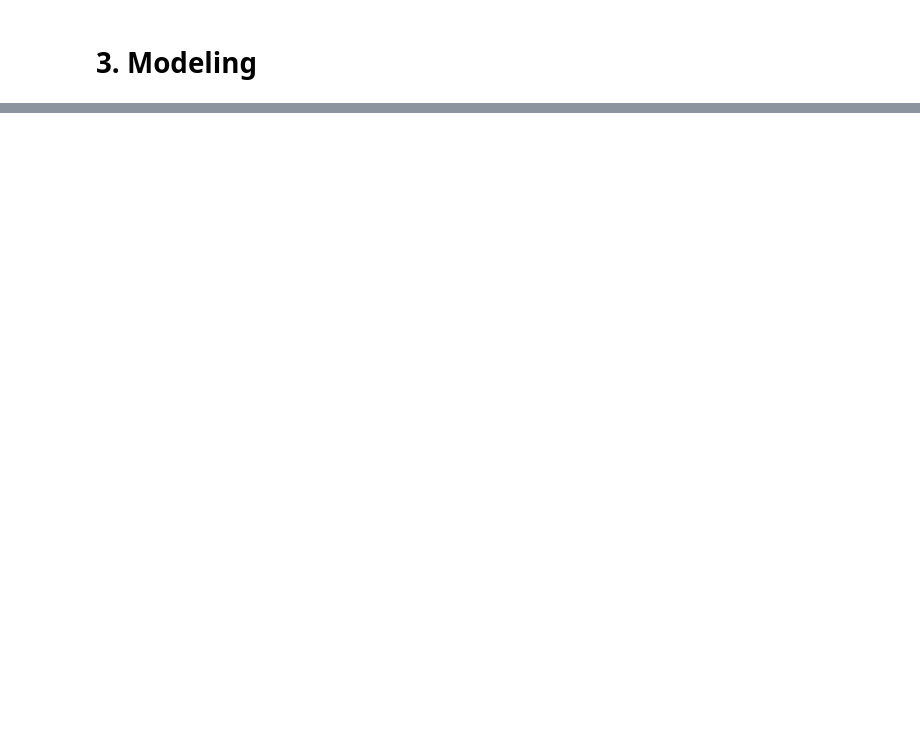
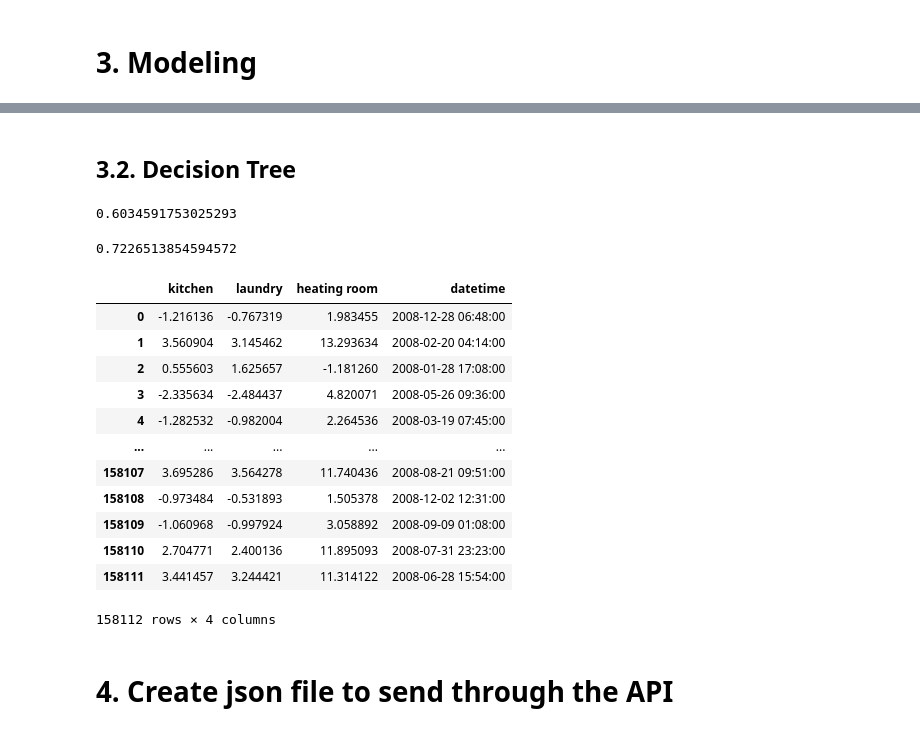
Before and after one commit to charlgd/electricity-decipherer, a Jupyter notebook: notebooks/charlgd_simple_regression.ipynb, the cells around one changed output, grey strips where cells are left out. Drawn from its saved outputs; the diff is of its cells as text; code cells hidden in the pictures; blank space fills up the shorter version.

Commit message:
cleaning notebooks, training first models, add .json to .gitignore

```diff
--- a/notebooks/charlgd_simple_regression.ipynb
+++ b/notebooks/charlgd_simple_regression.ipynb
@@ -325,0 +338,10 @@ To try:
+# %%
+%%time
+from sklearn.linear_model import LinearRegression
+from sklearn.model_selection import cross_validate
+
+linreg_model = LinearRegression()
+linreg_model.fit(X_train_scaled[num_features], y_train)
+
+cv_results = cross_validate(linreg_model, X_train_scaled[num_features], y_train, cv=5, scoring='r2')
+cv_results['test_score'].mean()
@@ -325,0 +369,57 @@ To try:
+# %% [markdown]
+## 3.2. Decision Tree
+# %%
+from sklearn.tree import DecisionTreeRegressor
+
+# train
+dtr = DecisionTreeRegressor()
+dtr.fit(X_train_scaled[num_features], y_train)
+
+# score
+dtr.score(X_test_scaled[num_features], y_test)
+# %% [output]
+0.6034591753025293
+# %%
+#use cross-test validation
+from sklearn.model_selection import cross_val_score
+
+cross_val_score(linreg_model, X_train_poly, y_train, cv=5)
+
+cross_val_score(dtr, X_train_poly, y_train, cv=5)
+
+#use grid search to find best parameters
+from sklearn.model_selection import GridSearchCV
+
+param_grid = {'max_depth': np.arange(3, 10)}
+grid = GridSearchCV(DecisionTreeRegressor(), param_grid, cv=5)
+
+grid.fit(X_train_poly, y_train)
+
+grid.best_params_
+
+#score
+grid.score(X_test_poly, y_test)
+# %% [output]
+0.7226513854594572
+# %%
+X_sample = X[]
+
+y_pred = pd.DataFrame(linreg_model.predict(X_test_scaled[num_features]))
+rooms = ['kitchen', 'laundry', 'heating room']
+y_pred.columns = rooms
+y_pred['datetime'] = X_test_scaled.datetime
+y_pred
+# %% [output]
+|  | kitchen | laundry | heating room | datetime |
+| 0 | -1.216136 | -0.767319 | 1.983455 | 2008-12-28 06:48:00 |
+| 1 | 3.560904 | 3.145462 | 13.293634 | 2008-02-20 04:14:00 |
+| 2 | 0.555603 | 1.625657 | -1.181260 | 2008-01-28 17:08:00 |
+| 3 | -2.335634 | -2.484437 | 4.820071 | 2008-05-26 09:36:00 |
+| 4 | -1.282532 | -0.982004 | 2.264536 | 2008-03-19 07:45:00 |
+| ... | ... | ... | ... | ... |
+| 158107 | 3.695286 | 3.564278 | 11.740436 | 2008-08-21 09:51:00 |
+| 158108 | -0.973484 | -0.531893 | 1.505378 | 2008-12-02 12:31:00 |
+| 158109 | -1.060968 | -0.997924 | 3.058892 | 2008-09-09 01:08:00 |
+| 158110 | 2.704771 | 2.400136 | 11.895093 | 2008-07-31 23:23:00 |
+| 158111 | 3.441457 | 3.244421 | 11.314122 | 2008-06-28 15:54:00 |
+158112 rows × 4 columns
@@ -325,0 +439,2 @@ To try:
+# %% [markdown]
+# 4. Create json file to send through the API
```
Also changed, not shown: parts of 10 cells of this notebook, 1 other file.
